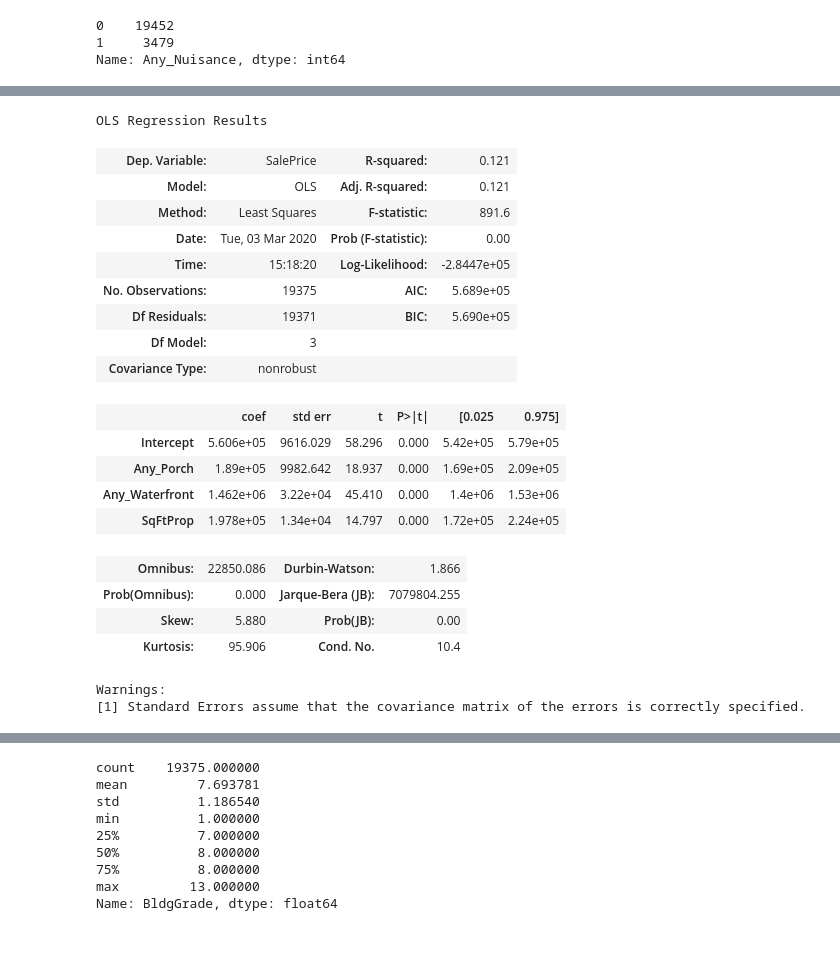
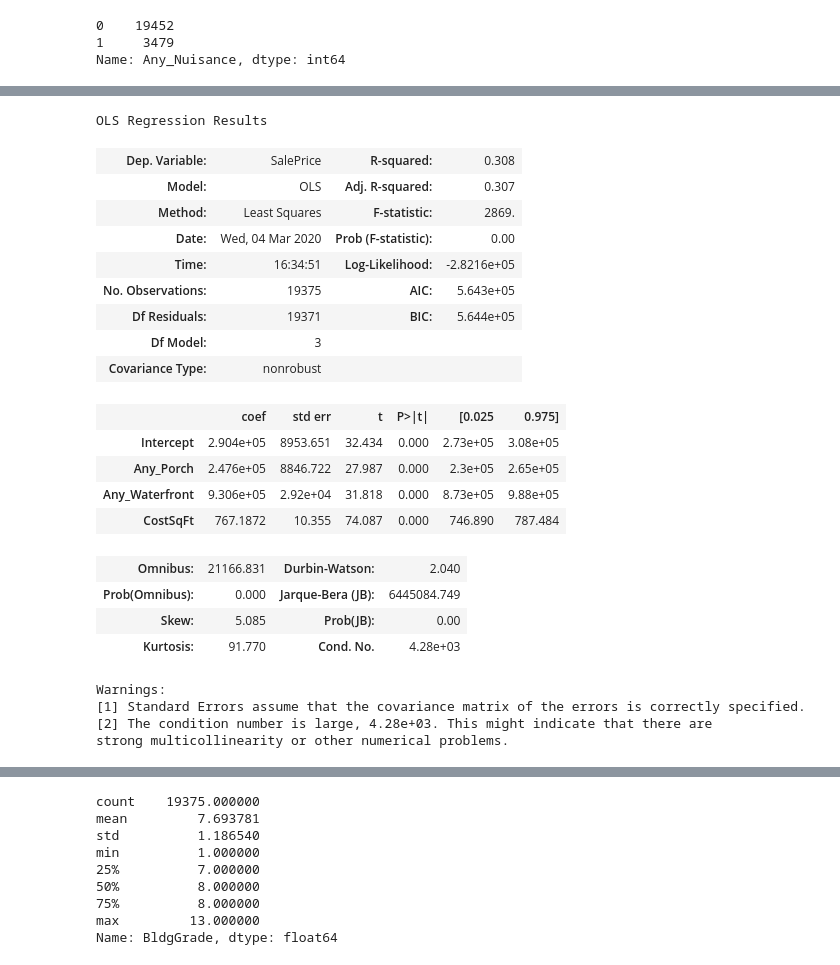
Before and after one commit to hmdev649/mod2-project, a Jupyter notebook: Exploratory Notebooks/Mihir Bhagat.ipynb, the cells around one changed output, grey strips where cells are left out. Drawn from its saved outputs; the diff is of its cells as text; code cells hidden in the pictures.

```diff
--- a/Exploratory Notebooks/Mihir Bhagat.ipynb
+++ b/Exploratory Notebooks/Mihir Bhagat.ipynb
@@ -457,31 +484,33 @@ Warnings:
 # %%
 #Combo 235
 
-df_235 = final_df[["SalePrice", "Any_Porch", "Any_Waterfront", "SqFtProp"]].copy()
-model_235 = ols(formula="SalePrice ~ Any_Porch + Any_Waterfront + SqFtProp", data=df_235).fit()
+df_235 = final_df[["SalePrice", "Any_Porch", "Any_Waterfront", "CostSqFt"]].copy()
+model_235 = ols(formula="SalePrice ~ Any_Porch + Any_Waterfront + CostSqFt", data=df_235).fit()
 model_235.summary()
 # %% [output]
 OLS Regression Results
-| Dep. Variable: | SalePrice | R-squared: | 0.121 |
-| Model: | OLS | Adj. R-squared: | 0.121 |
-| Method: | Least Squares | F-statistic: | 891.6 |
-| Date: | Tue, 03 Mar 2020 | Prob (F-statistic): | 0.00 |
-| Time: | 15:18:20 | Log-Likelihood: | -2.8447e+05 |
-| No. Observations: | 19375 | AIC: | 5.689e+05 |
-| Df Residuals: | 19371 | BIC: | 5.690e+05 |
+| Dep. Variable: | SalePrice | R-squared: | 0.308 |
+| Model: | OLS | Adj. R-squared: | 0.307 |
+| Method: | Least Squares | F-statistic: | 2869. |
+| Date: | Wed, 04 Mar 2020 | Prob (F-statistic): | 0.00 |
+| Time: | 16:34:51 | Log-Likelihood: | -2.8216e+05 |
+| No. Observations: | 19375 | AIC: | 5.643e+05 |
+| Df Residuals: | 19371 | BIC: | 5.644e+05 |
 | Df Model: | 3 |  |  |
 | Covariance Type: | nonrobust |  |  |
 |  | coef | std err | t | P>|t| | [0.025 | 0.975] |
-| Intercept | 5.606e+05 | 9616.029 | 58.296 | 0.000 | 5.42e+05 | 5.79e+05 |
-| Any_Porch | 1.89e+05 | 9982.642 | 18.937 | 0.000 | 1.69e+05 | 2.09e+05 |
-| Any_Waterfront | 1.462e+06 | 3.22e+04 | 45.410 | 0.000 | 1.4e+06 | 1.53e+06 |
-| SqFtProp | 1.978e+05 | 1.34e+04 | 14.797 | 0.000 | 1.72e+05 | 2.24e+05 |
+| Intercept | 2.904e+05 | 8953.651 | 32.434 | 0.000 | 2.73e+05 | 3.08e+05 |
+| Any_Porch | 2.476e+05 | 8846.722 | 27.987 | 0.000 | 2.3e+05 | 2.65e+05 |
+| Any_Waterfront | 9.306e+05 | 2.92e+04 | 31.818 | 0.000 | 8.73e+05 | 9.88e+05 |
+| CostSqFt | 767.1872 | 10.355 | 74.087 | 0.000 | 746.890 | 787.484 |
-| Omnibus: | 22850.086 | Durbin-Watson: | 1.866 |
-| Prob(Omnibus): | 0.000 | Jarque-Bera (JB): | 7079804.255 |
-| Skew: | 5.880 | Prob(JB): | 0.00 |
-| Kurtosis: | 95.906 | Cond. No. | 10.4 |
+| Omnibus: | 21166.831 | Durbin-Watson: | 2.040 |
+| Prob(Omnibus): | 0.000 | Jarque-Bera (JB): | 6445084.749 |
+| Skew: | 5.085 | Prob(JB): | 0.00 |
+| Kurtosis: | 91.770 | Cond. No. | 4.28e+03 |
 Warnings:
 [1] Standard Errors assume that the covariance matrix of the errors is correctly specified.
+[2] The condition number is large, 4.28e+03. This might indicate that there are
+strong multicollinearity or other numerical problems.
 # %%
 #Combo 236
 
```
Also changed, not shown: parts of 16 cells of this notebook, 2 other files.
